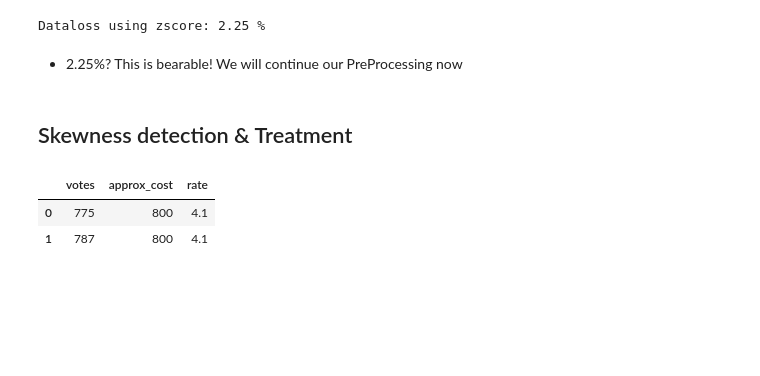
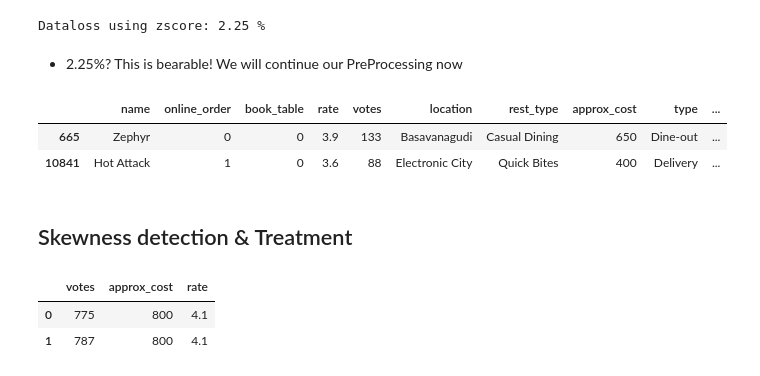
Before and after one commit to bhavbooks/Zomato-Restaurants-Rating-Prediction-, a Jupyter notebook: src/preprocessing.ipynb, the cells around one changed output. Drawn from its saved outputs; the diff is of its cells as text; code cells hidden in the pictures; blank space fills up the shorter version.

```diff
--- a/src/preprocessing.ipynb
+++ b/src/preprocessing.ipynb
@@ -206,8 +224,11 @@ plt.show()
 # %% [markdown]
 - Clearly, Votes has Outliers on its Upper Bound
 # %%
-numerical_columns_new = ['votes','approx_cost', "rate"]
-df[numerical_columns_new] = df[numerical_columns_new]
+# numerical_columns_new = ['votes','approx_cost', "rate"]
+# df[numerical_columns_new] = df[numerical_columns_new]
+old_df = df.copy()
 old_df_shape = df.shape
 old_df_shape
+cat_df = df[categorical_columns]
+cat_df.sample(2)
 # %% [output]
@@ -269,6 +294,12 @@ print('Dataloss using zscore:',np.round(data_loss_zscore,2),"%")
 Dataloss using zscore: 2.25 %
 # %% [markdown]
 - 2.25%? This is bearable! We will continue our PreProcessing now
+# %%
+df.sample(2)
+# %% [output]
+|  | name | online_order | book_table | rate | votes | location | rest_type | approx_cost | type | ... |
+| 665 | Zephyr | 0 | 0 | 3.9 | 133 | Basavanagudi | Casual Dining | 650 | Dine-out | ... |
+| 10841 | Hot Attack | 1 | 0 | 3.6 | 88 | Electronic City | Quick Bites | 400 | Delivery | ... |
 # %% [markdown]
 ## Skewness detection & Treatment
 # %%
```
Also changed, not shown: parts of 26 cells of this notebook, 2 other files.
